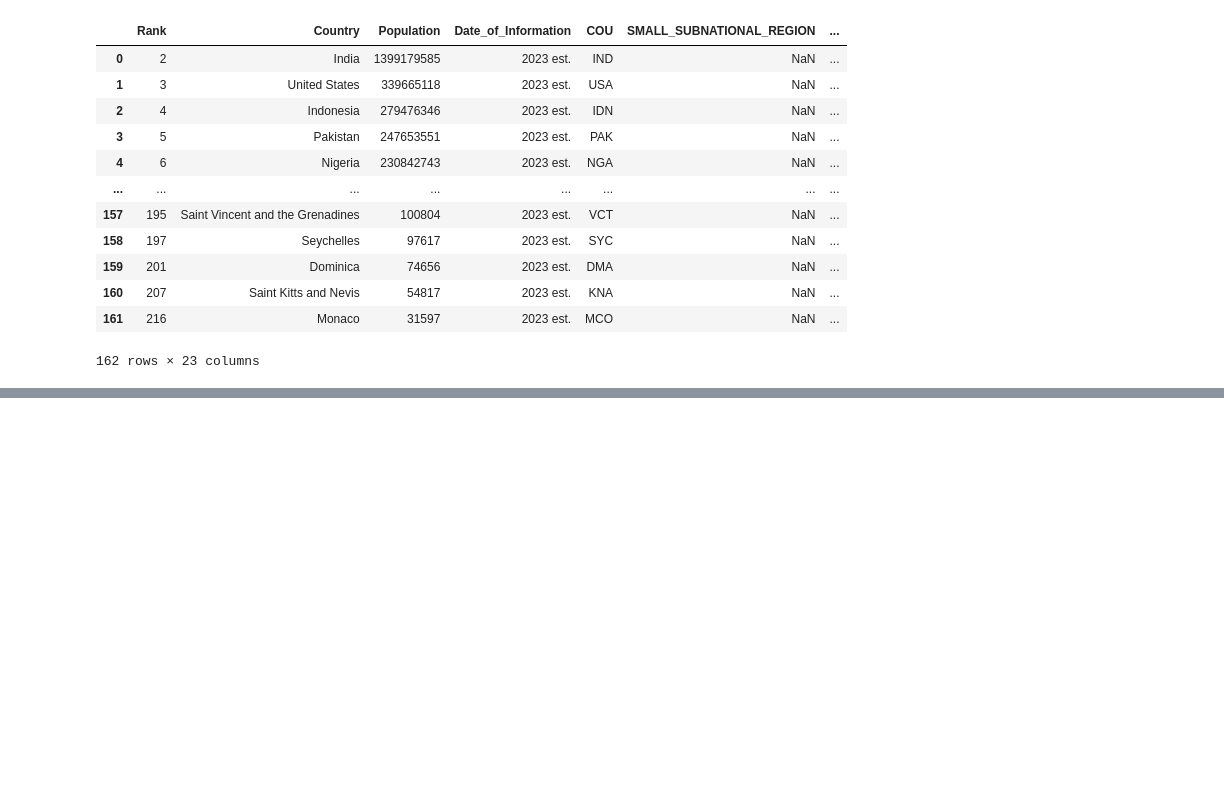
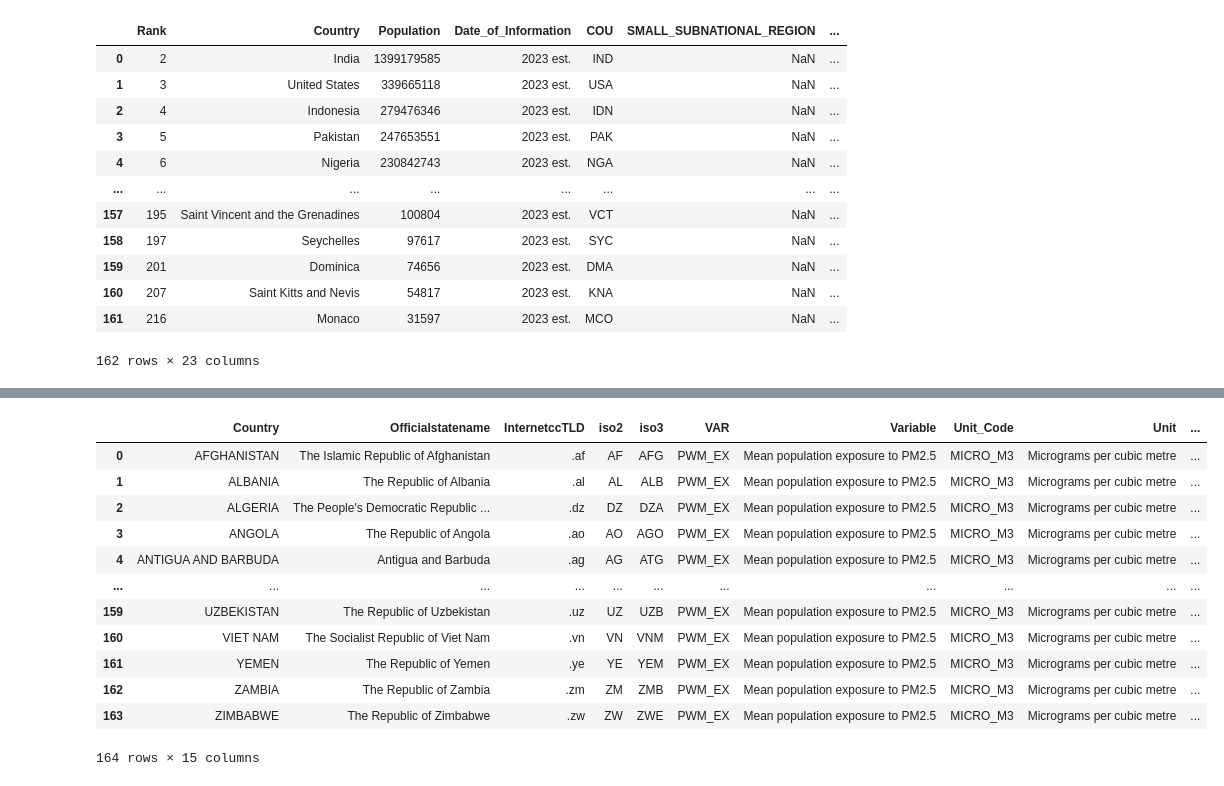
Before and after one commit to SpatialDataScience23-2/Evaluacion1, a Jupyter notebook: Evaluación1_20215893.ipynb, the cells around one changed output, grey strips where cells are left out. Cells and saved outputs as stored; diff of their text form; code cells hidden in the pictures; blank space fills up the shorter version.

```diff
--- a/Evaluación1_20215893.ipynb
+++ b/Evaluación1_20215893.ipynb
@@ -197,0 +648,6 @@ df2
+# %%
+changesDf2_1={f:fz.extractOne(f, OnlyISOS)[0]
+                 for f in sorted(OnlyDf2)
+                 if fz.extractOne(f, OnlyISOS)[1] >=87}
+#dict of matches
+changesDf2_1
@@ -197,0 +672,3 @@ df2
+# %%
+df2.Country.replace(to_replace=changesDf2_1, inplace=True)
+df2
@@ -197,0 +689,3 @@ df2
+# %%
+final_df=country_isos.merge(df2, left_on='Country', right_on='Country')
+final_df
@@ -197,0 +736,4 @@ df2
+# %%
+# We get rid off of any white spaces between the words of the columns' titles
+final_df.columns=final_df.columns.str.replace(" ","_")
+final_df
@@ -197,0 +754,20 @@ df2
+# %%
+# We get rid off of the variables that are not of our interest
+delete_columns=["COU","SMALL_SUBNATIONAL_REGION","Small_subnational_region","LARGE_SUBNATIONAL_REGION","Large_subnational_region",
+               "Reference_Period_Code","Reference_Period","Flag_Codes","Flags","Rank","Code"]
+final_df.drop(columns=delete_columns,inplace=True)
+final_df
+# %% [output]
+|  | Country | Officialstatename | InternetccTLD | iso2 | iso3 | VAR | Variable | Unit_Code | Unit | ... |
+| 0 | AFGHANISTAN | The Islamic Republic of Afghanistan | .af | AF | AFG | PWM_EX | Mean population exposure to PM2.5 | MICRO_M3 | Micrograms per cubic metre | ... |
+| 1 | ALBANIA | The Republic of Albania | .al | AL | ALB | PWM_EX | Mean population exposure to PM2.5 | MICRO_M3 | Micrograms per cubic metre | ... |
+| 2 | ALGERIA | The People's Democratic Republic ... | .dz | DZ | DZA | PWM_EX | Mean population exposure to PM2.5 | MICRO_M3 | Micrograms per cubic metre | ... |
+| 3 | ANGOLA | The Republic of Angola | .ao | AO | AGO | PWM_EX | Mean population exposure to PM2.5 | MICRO_M3 | Micrograms per cubic metre | ... |
+| 4 | ANTIGUA AND BARBUDA | Antigua and Barbuda | .ag | AG | ATG | PWM_EX | Mean population exposure to PM2.5 | MICRO_M3 | Micrograms per cubic metre | ... |
+| ... | ... | ... | ... | ... | ... | ... | ... | ... | ... | ... |
+| 159 | UZBEKISTAN | The Republic of Uzbekistan | .uz | UZ | UZB | PWM_EX | Mean population exposure to PM2.5 | MICRO_M3 | Micrograms per cubic metre | ... |
+| 160 | VIET NAM | The Socialist Republic of Viet Nam | .vn | VN | VNM | PWM_EX | Mean population exposure to PM2.5 | MICRO_M3 | Micrograms per cubic metre | ... |
+| 161 | YEMEN | The Republic of Yemen | .ye | YE | YEM | PWM_EX | Mean population exposure to PM2.5 | MICRO_M3 | Micrograms per cubic metre | ... |
+| 162 | ZAMBIA | The Republic of Zambia | .zm | ZM | ZMB | PWM_EX | Mean population exposure to PM2.5 | MICRO_M3 | Micrograms per cubic metre | ... |
+| 163 | ZIMBABWE | The Republic of Zimbabwe | .zw | ZW | ZWE | PWM_EX | Mean population exposure to PM2.5 | MICRO_M3 | Micrograms per cubic metre | ... |
+164 rows × 15 columns
```
Also changed, not shown: parts of 47 cells of this notebook, 1 other file.
